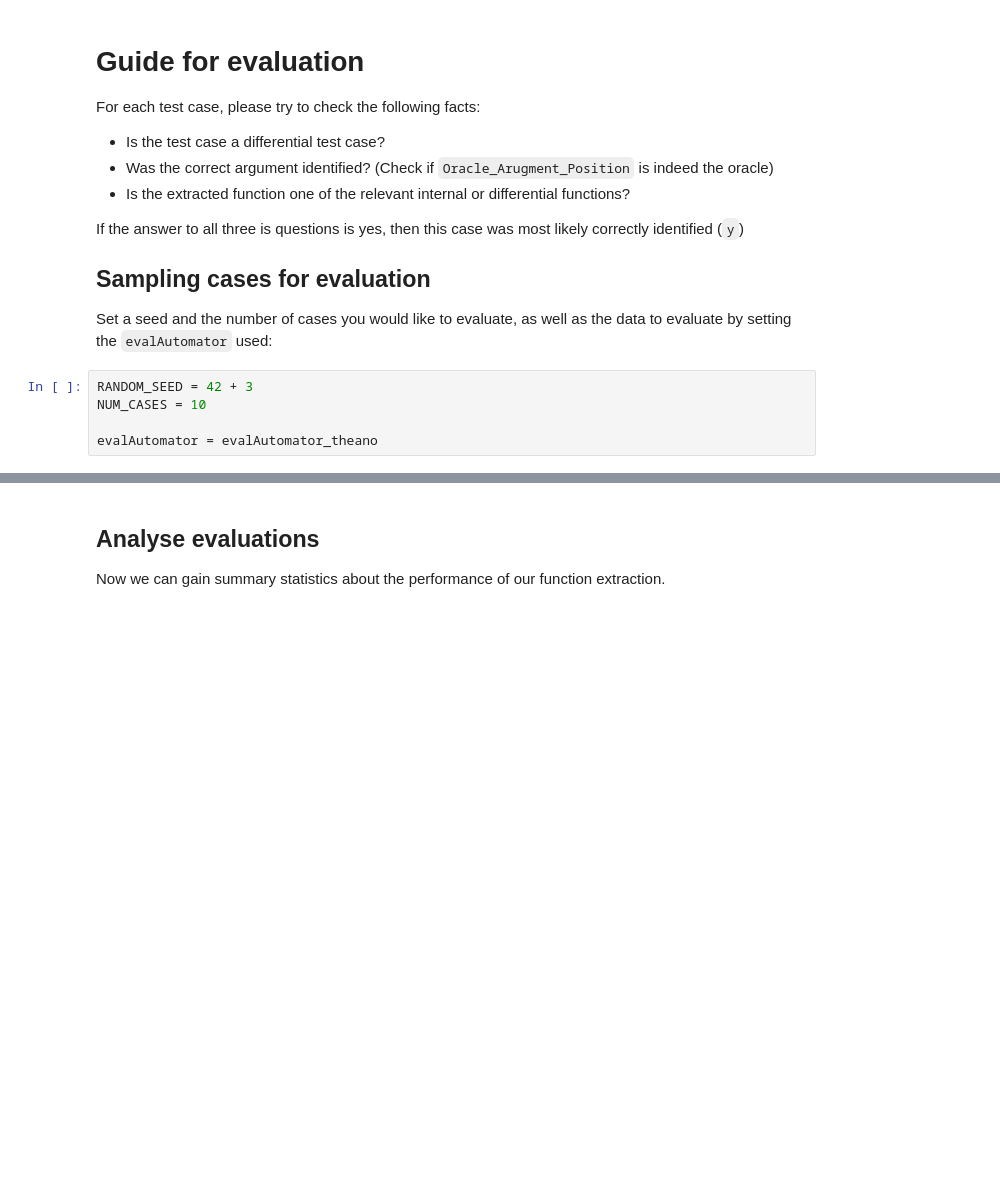
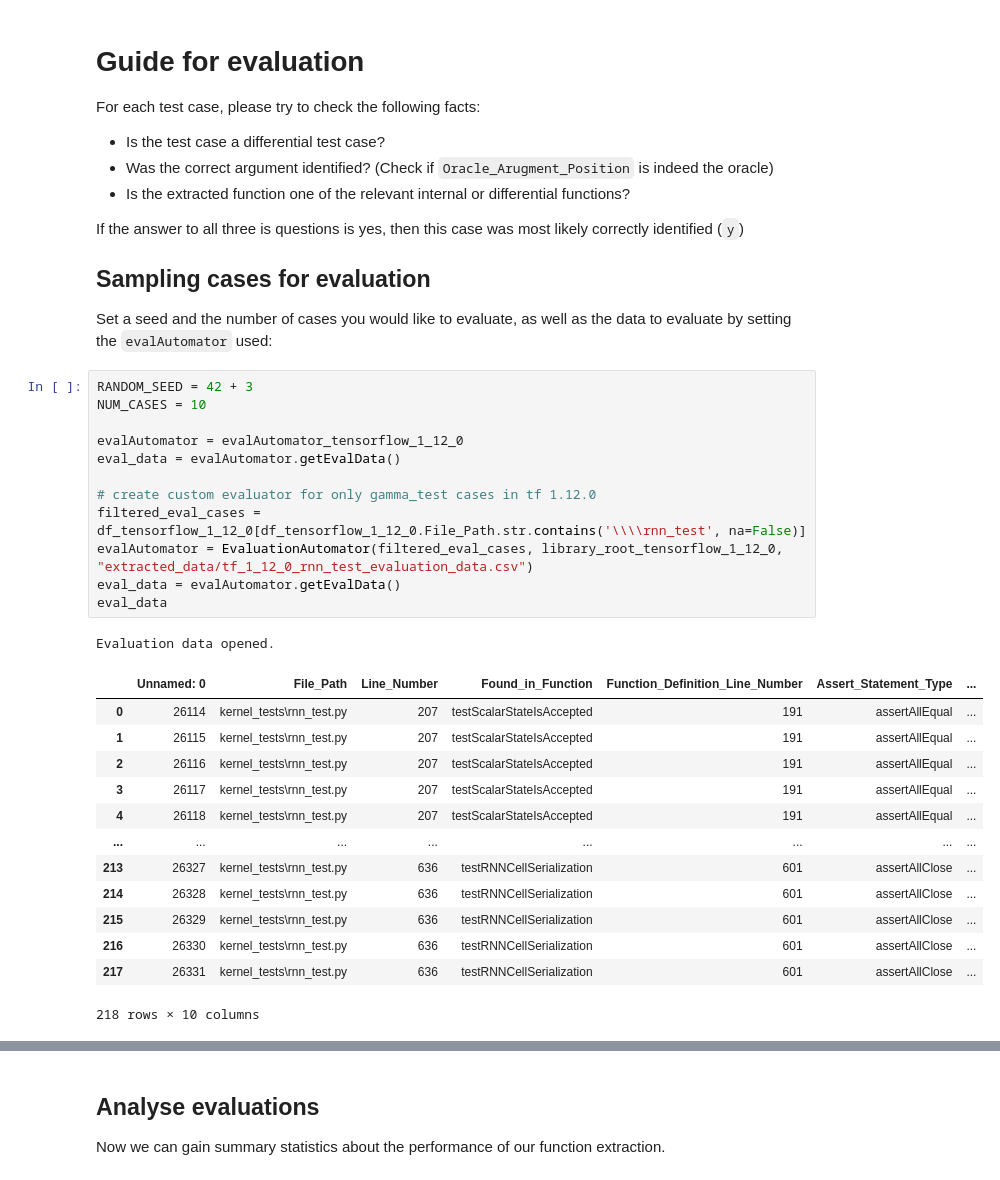
Before and after one commit to AlexanderProchnow/DLL_Testing_Tool, a Jupyter notebook: Code/1_Test_Case_Extraction_and_Analysis/2_Data_evaluation.ipynb, the cells around one changed output, grey strips where cells are left out. Cells and saved outputs as stored; diff of their text form; blank space fills up the shorter version.

```diff
--- a/Code/1_Test_Case_Extraction_and_Analysis/2_Data_evaluation.ipynb
+++ b/Code/1_Test_Case_Extraction_and_Analysis/2_Data_evaluation.ipynb
@@ -309,7 +338,29 @@ Set a seed and the number of cases you would like to evaluate, as well as the da
 # %%
 RANDOM_SEED = 42 + 3
 NUM_CASES = 10
 
-evalAutomator = evalAutomator_theano
+evalAutomator = evalAutomator_tensorflow_1_12_0
+eval_data = evalAutomator.getEvalData()
+
+# create custom evaluator for only gamma_test cases in tf 1.12.0
+filtered_eval_cases = df_tensorflow_1_12_0[df_tensorflow_1_12_0.File_Path.str.contains('\\\\rnn_test', na=False)]
+evalAutomator = EvaluationAutomator(filtered_eval_cases, library_root_tensorflow_1_12_0, "extracted_data/tf_1_12_0_rnn_test_evaluation_data.csv")
+eval_data = evalAutomator.getEvalData()
+eval_data
+# %% [output]
+Evaluation data opened.
+|  | Unnamed: 0 | File_Path | Line_Number | Found_in_Function | Function_Definition_Line_Number | Assert_Statement_Type | ... |
+| 0 | 26114 | kernel_tests\rnn_test.py | 207 | testScalarStateIsAccepted | 191 | assertAllEqual | ... |
+| 1 | 26115 | kernel_tests\rnn_test.py | 207 | testScalarStateIsAccepted | 191 | assertAllEqual | ... |
+| 2 | 26116 | kernel_tests\rnn_test.py | 207 | testScalarStateIsAccepted | 191 | assertAllEqual | ... |
+| 3 | 26117 | kernel_tests\rnn_test.py | 207 | testScalarStateIsAccepted | 191 | assertAllEqual | ... |
+| 4 | 26118 | kernel_tests\rnn_test.py | 207 | testScalarStateIsAccepted | 191 | assertAllEqual | ... |
+| ... | ... | ... | ... | ... | ... | ... | ... |
+| 213 | 26327 | kernel_tests\rnn_test.py | 636 | testRNNCellSerialization | 601 | assertAllClose | ... |
+| 214 | 26328 | kernel_tests\rnn_test.py | 636 | testRNNCellSerialization | 601 | assertAllClose | ... |
+| 215 | 26329 | kernel_tests\rnn_test.py | 636 | testRNNCellSerialization | 601 | assertAllClose | ... |
+| 216 | 26330 | kernel_tests\rnn_test.py | 636 | testRNNCellSerialization | 601 | assertAllClose | ... |
+| 217 | 26331 | kernel_tests\rnn_test.py | 636 | testRNNCellSerialization | 601 | assertAllClose | ... |
+218 rows × 10 columns
 # %%
 # sample cases
```
Also changed, not shown: parts of 10 cells of this notebook, 5 other files.
